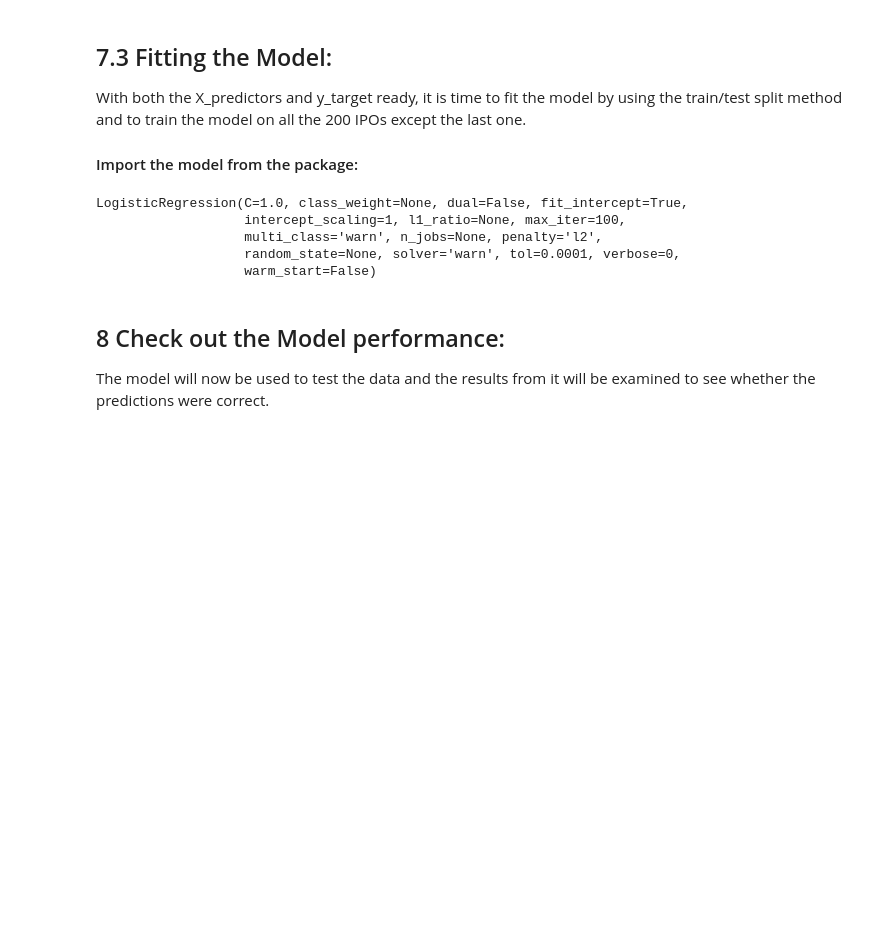
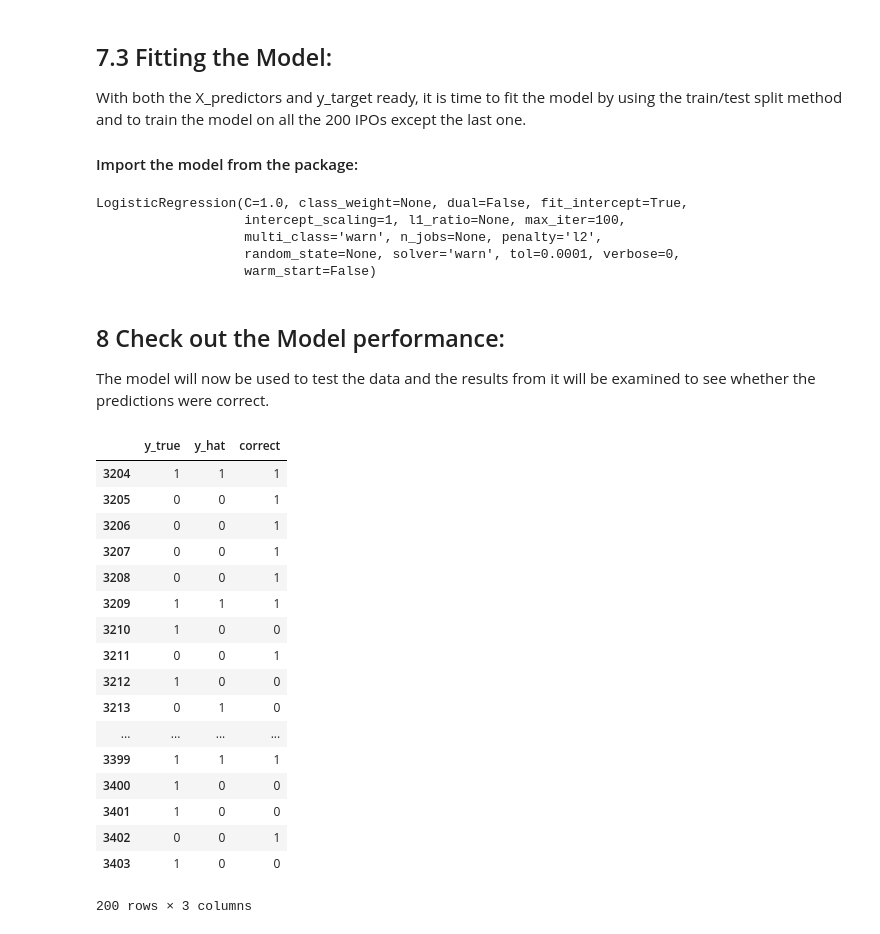
Before and after one commit to ylee9107/ML_app_Forecast_IPOmarket, a Jupyter notebook: ML_app_Forecast_IPOmarket.ipynb, the cells around one changed output. Drawn from its saved outputs; the diff is of its cells as text; code cells hidden in the pictures; blank space fills up the shorter version.

```diff
--- a/ML_app_Forecast_IPOmarket.ipynb
+++ b/ML_app_Forecast_IPOmarket.ipynb
@@ -574,0 +587,21 @@ The model will now be used to test the data and the results from it will be exam
+# %%
+pred_df
+# %% [output]
+|  | y_true | y_hat | correct |
+| 3204 | 1 | 1 | 1 |
+| 3205 | 0 | 0 | 1 |
+| 3206 | 0 | 0 | 1 |
+| 3207 | 0 | 0 | 1 |
+| 3208 | 0 | 0 | 1 |
+| 3209 | 1 | 1 | 1 |
+| 3210 | 1 | 0 | 0 |
+| 3211 | 0 | 0 | 1 |
+| 3212 | 1 | 0 | 0 |
+| 3213 | 0 | 1 | 0 |
+| ... | ... | ... | ... |
+| 3399 | 1 | 1 | 1 |
+| 3400 | 1 | 0 | 0 |
+| 3401 | 1 | 0 | 0 |
+| 3402 | 0 | 0 | 1 |
+| 3403 | 1 | 0 | 0 |
+200 rows × 3 columns
```
Also changed, not shown: parts of 20 cells of this notebook.
